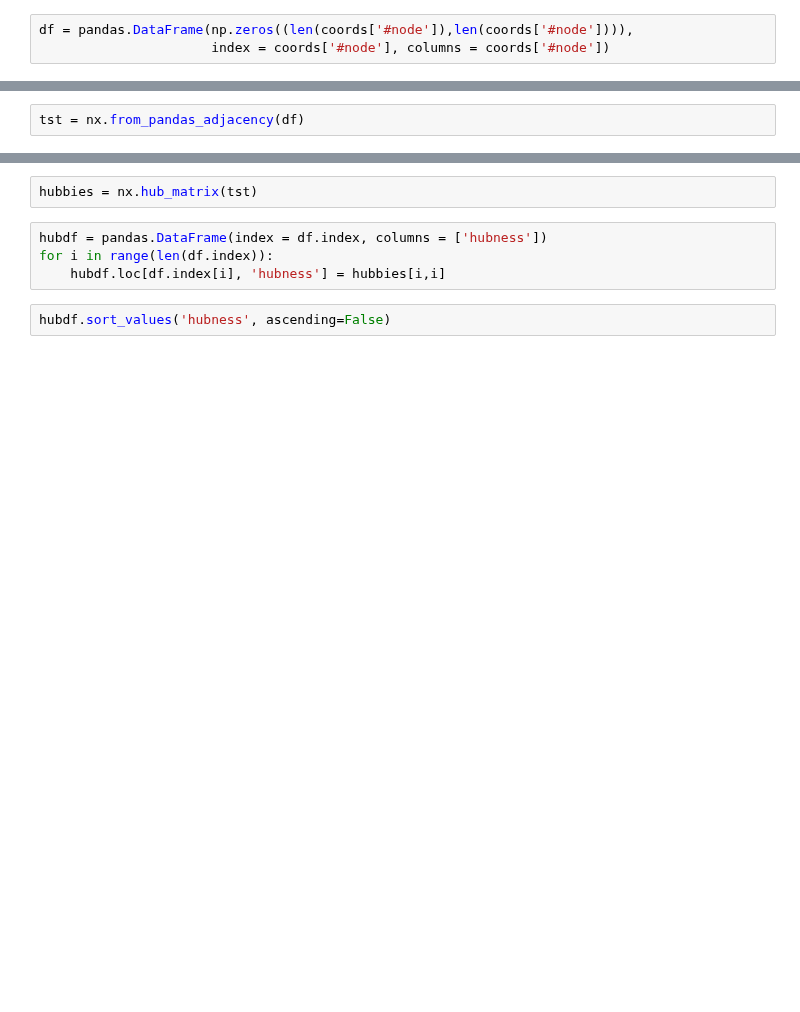
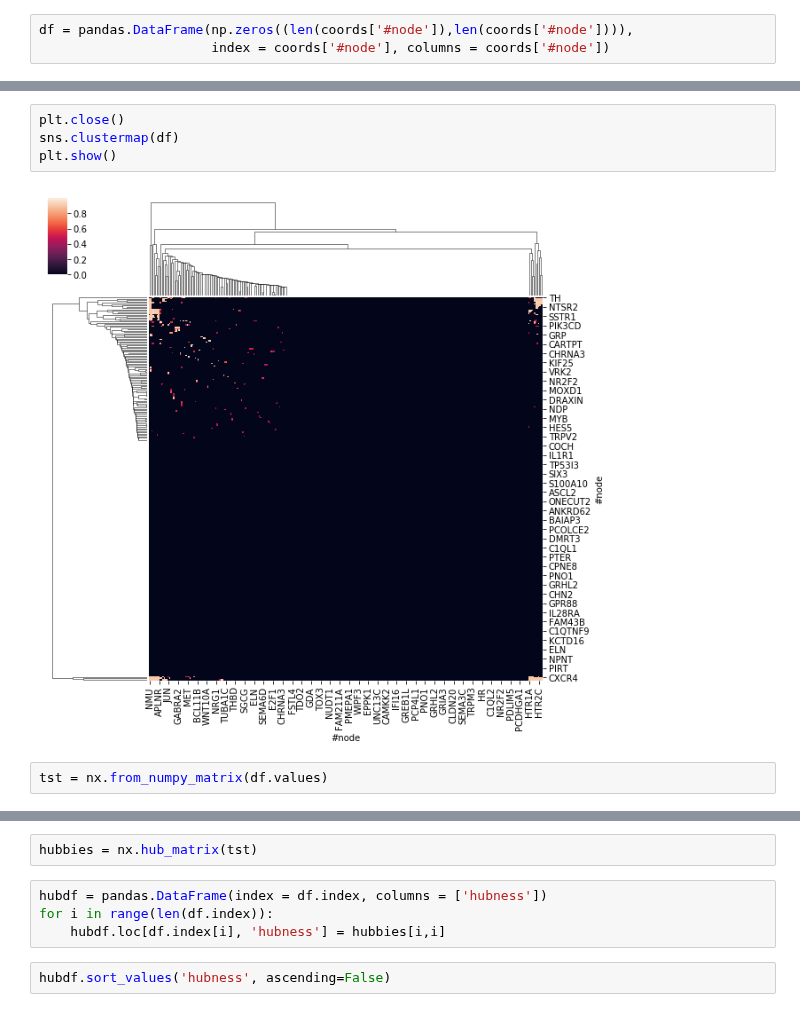
Before and after one commit to illdopejake/hack_projects, a Jupyter notebook: StringDB_graph_analysis.ipynb, the cells around one changed output, grey strips where cells are left out. Saved outputs shown, nothing was run; the diff lists cells and outputs as text; blank space fills up the shorter version.

```diff
--- a/StringDB_graph_analysis.ipynb
+++ b/StringDB_graph_analysis.ipynb
@@ -26,2 +28,8 @@ df.head()
+# %%
+plt.close()
+sns.clustermap(df)
+plt.show()
+# %% [output]
+[figure, added]
 # %%
-tst = nx.from_pandas_adjacency(df)
+tst = nx.from_numpy_matrix(df.values)
```
Also changed, not shown: parts of 4 cells of this notebook.
